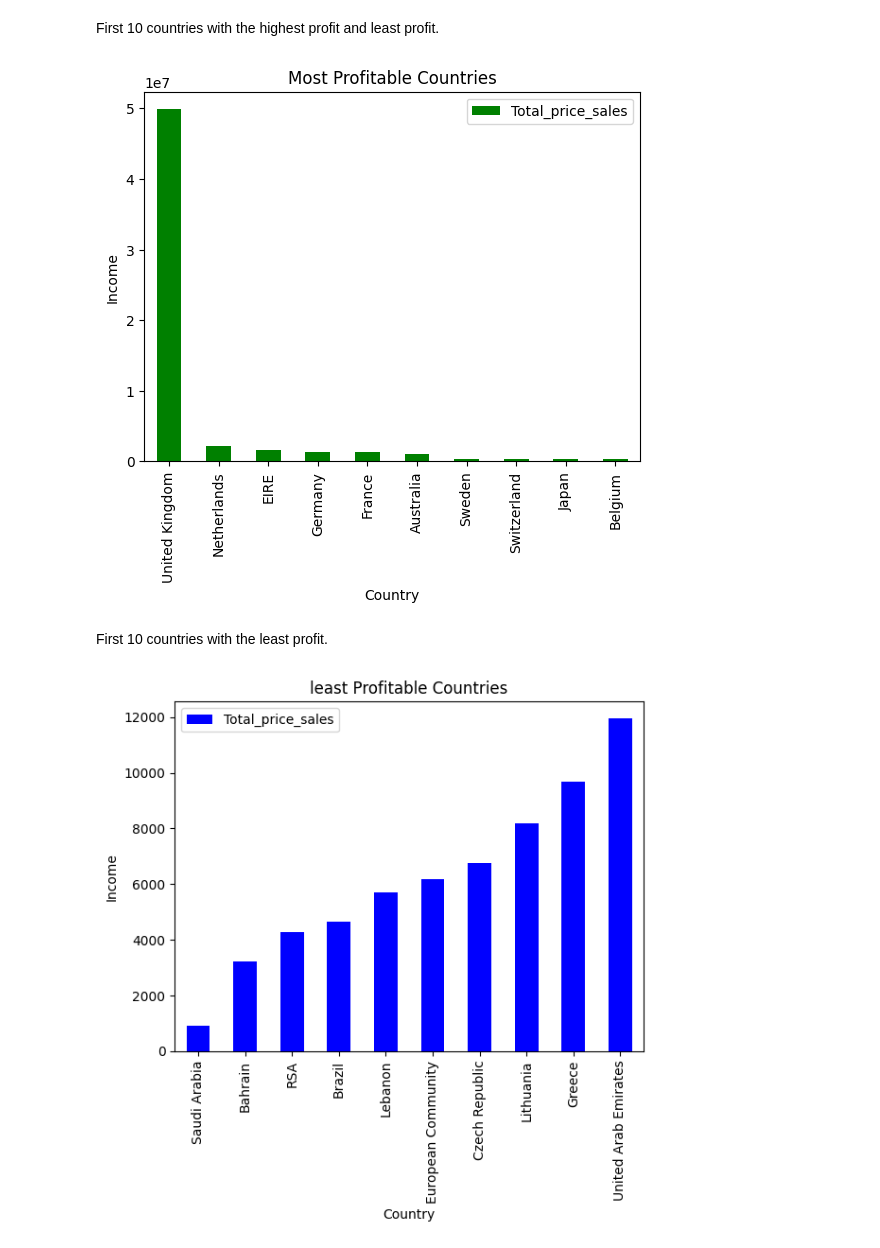
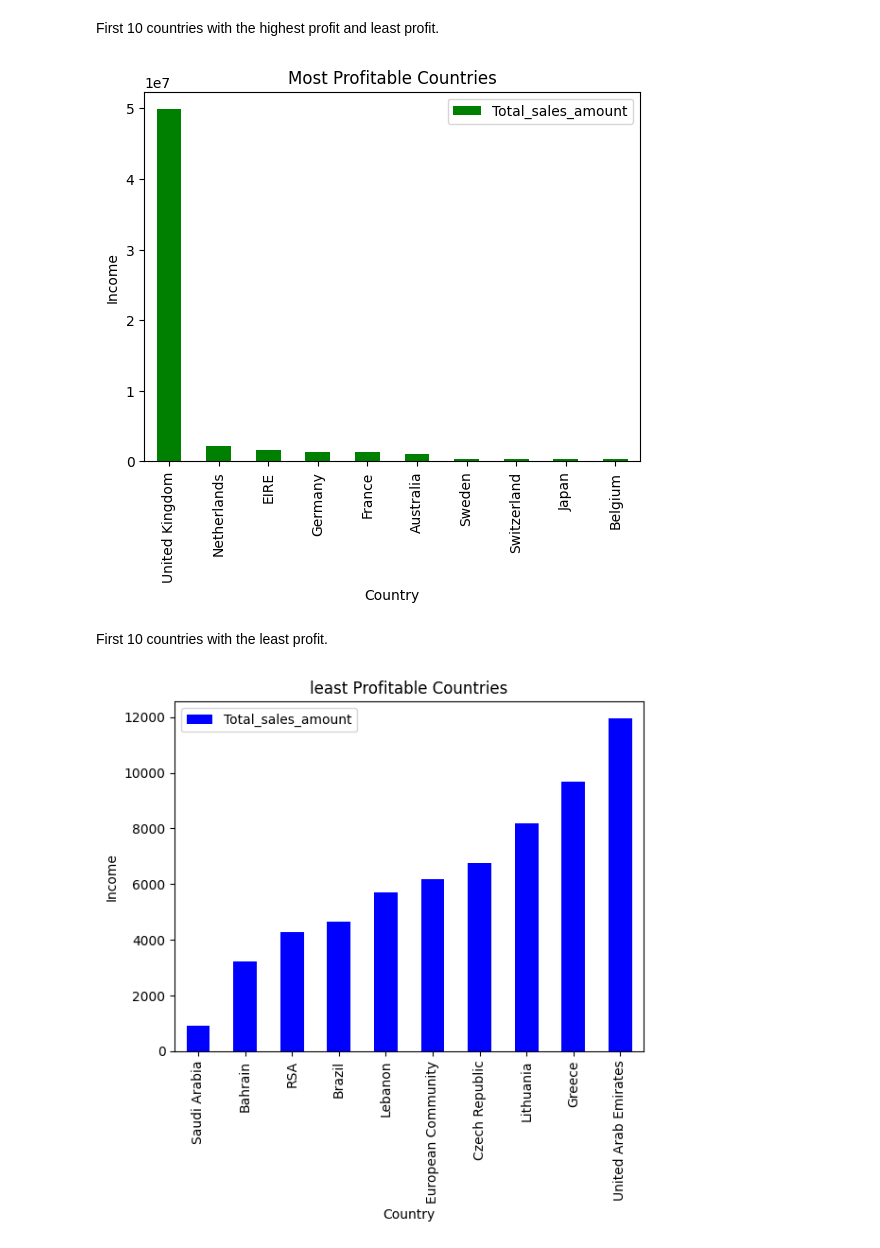
Before and after one commit to Oluyomy/Transforming_e-commerce_transactions, a Jupyter notebook: transactions.ipynb, the cells around one changed output. Saved outputs shown, nothing was run; the diff lists cells and outputs as text; code cells hidden in the pictures.

```diff
--- a/transactions.ipynb
+++ b/transactions.ipynb
@@ -175,7 +175,7 @@ memory usage: 36.5+ MB
 # %% [markdown]
 Identify the sales trends over the months.
 # %%
-df['Total_price_sales'] = df['Quantity'] * df['Price']
+df['Total_sales_amount'] = df['Quantity'] * df['Price']
 df['Month_Year'] = pd.to_datetime(df['Date']).dt.to_period('M')
 df.head()
 # %% [output]
@@ -273,17 +273,17 @@ plt.show()
 # %% [markdown]
 First 10 countries with the highest profit and least profit.
 # %%
-profitable_countries = df.groupby(by='Country', as_index = False)['Total_price_sales'].sum().sort_values('Total_price_sales', ascending = False).head(10)
+profitable_countries = df.groupby(by='Country', as_index = False)['Total_sales_amount'].sum().sort_values('Total_sales_amount', ascending = False).head(10)
 # %%
-profitable_countries.plot(kind='bar', x='Country', y='Total_price_sales', title='Most Profitable Countries', color='green')
+profitable_countries.plot(kind='bar', x='Country', y='Total_sales_amount', title='Most Profitable Countries', color='green')
 
 # Set the y-axis label
 plt.ylabel('Income')
 
 # Show the plot
 plt.show()
 # %% [output]
-[figure, old version]
+[figure, new version]
 # %% [markdown]
 First 10 countries with the least profit.
 # %%
@@ -292,5 +292,5 @@ least_profitable_countries = df.groupby(by='Country', as_index = False)['Total_p
 # %%
-least_profitable_countries.plot(kind='bar', x='Country', y='Total_price_sales', title='least Profitable Countries', color='blue')
+least_profitable_countries.plot(kind='bar', x='Country', y='Total_sales_amount', title='least Profitable Countries', color='blue')
 
 # Set the y-axis label
 plt.ylabel('Income')
@@ -298,4 +298,4 @@ plt.ylabel('Income')
 # Show the plot
 plt.show()
 # %% [output]
-[figure, old version]
+[figure, new version]
```
Also changed, not shown: parts of 7 cells of this notebook.
